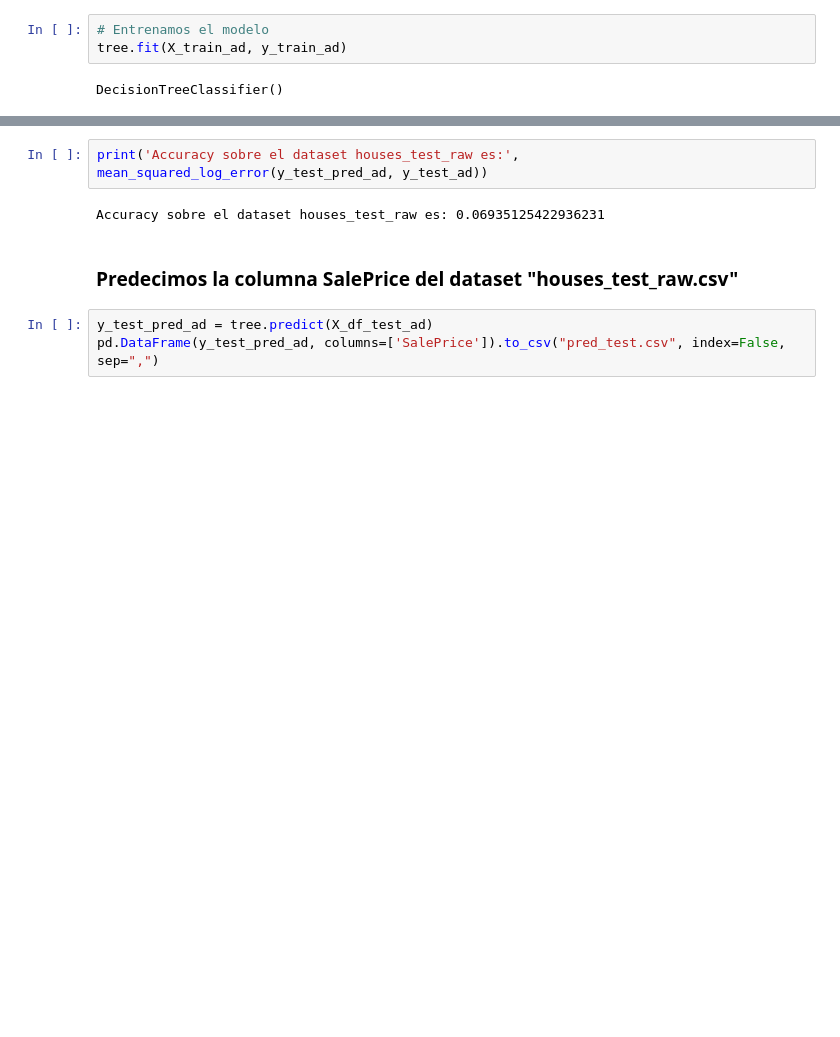
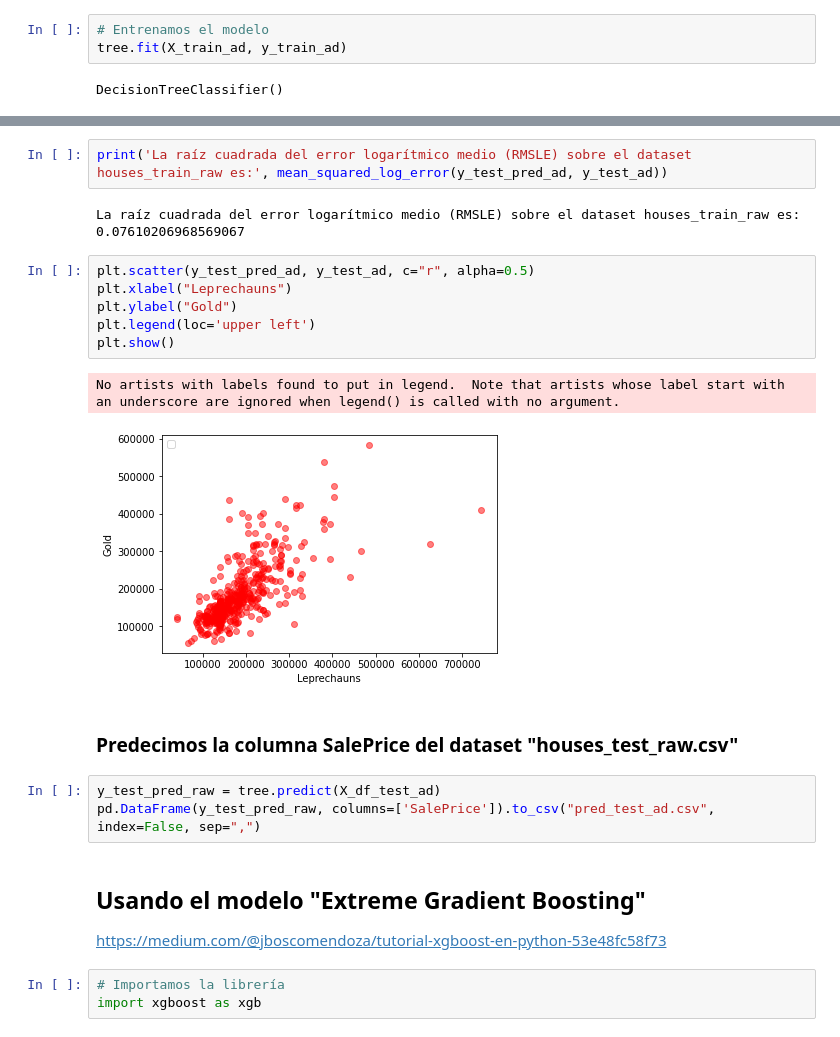
Before and after one commit to CalinBlanco/ml_dream_house, a Jupyter notebook: Housing Dreams/desarollo.ipynb, the cells around one changed output, grey strips where cells are left out. Saved outputs shown, nothing was run; the diff lists cells and outputs as text; blank space fills up the shorter version.

```diff
--- a/Housing Dreams/desarollo.ipynb
+++ b/Housing Dreams/desarollo.ipynb
@@ -429,9 +413,24 @@ Accuracy sobre el dataset "house_train_raw" para el Test: 0.006578947368421052
 # %%
-print('Accuracy sobre el dataset houses_test_raw es:', mean_squared_log_error(y_test_pred_ad, y_test_ad))
+print('La raíz cuadrada del error logarítmico medio (RMSLE) sobre el dataset houses_train_raw es:', mean_squared_log_error(y_test_pred_ad, y_test_ad))
 # %% [output]
-Accuracy sobre el dataset houses_test_raw es: 0.06935125422936231
+La raíz cuadrada del error logarítmico medio (RMSLE) sobre el dataset houses_train_raw es: 0.07610206968569067
+# %%
+plt.scatter(y_test_pred_ad, y_test_ad, c="r", alpha=0.5)
+plt.xlabel("Leprechauns")
+plt.ylabel("Gold")
+plt.legend(loc='upper left')
+plt.show()
+# %% [output]
+No artists with labels found to put in legend.  Note that artists whose label start with an underscore are ignored when legend() is called with no argument.
+[figure, added]
 # %% [markdown]
 ### Predecimos la columna SalePrice del dataset "houses_test_raw.csv"
 # %%
-y_test_pred_ad = tree.predict(X_df_test_ad)
-pd.DataFrame(y_test_pred_ad, columns=['SalePrice']).to_csv("pred_test.csv", index=False, sep=",")
+y_test_pred_raw = tree.predict(X_df_test_ad)
+pd.DataFrame(y_test_pred_raw, columns=['SalePrice']).to_csv("pred_test_ad.csv", index=False, sep=",")
+# %% [markdown]
+## Usando el modelo "Extreme Gradient Boosting"
+https://medium.com/@jboscomendoza/tutorial-xgboost-en-python-53e48fc58f73
+# %%
+# Importamos la librería
+import xgboost as xgb
```
Also changed, not shown: parts of 10 cells of this notebook, 2 other files.
